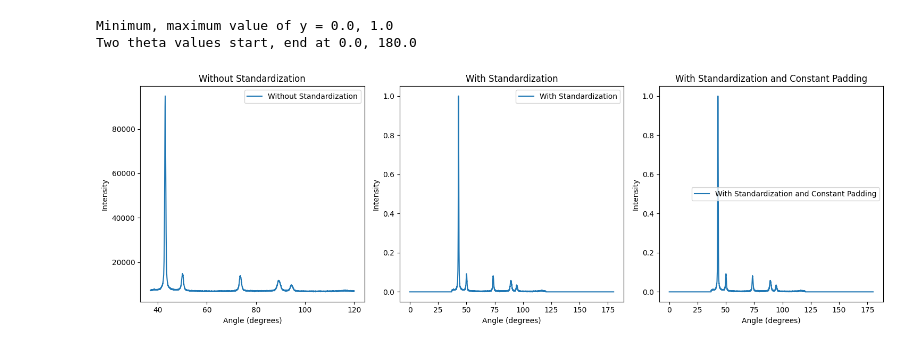
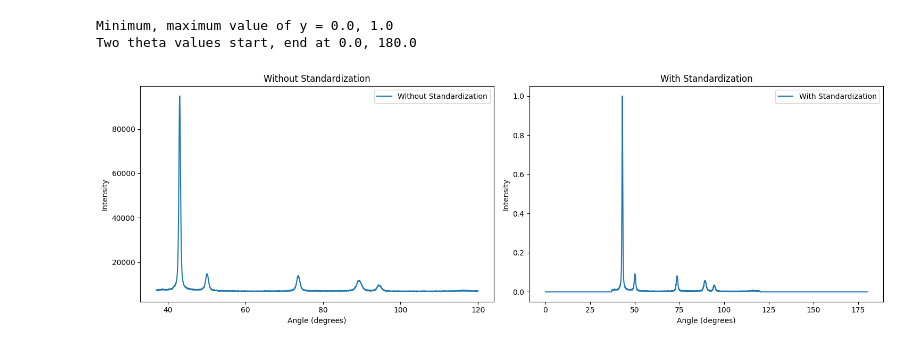
Before and after one commit to aimat-lab/opXRD, a Jupyter notebook: opxrd/usage.ipynb, the cells around one changed output. Cells and saved outputs as stored; diff of their text form; code cells hidden in the pictures.

Commit message:
opxrd/usage: Eliminated stale third figure

```diff
--- a/opxrd/usage.ipynb
+++ b/opxrd/usage.ipynb
@@ -49,27 +49,26 @@ Two theta values start, end at 0.0, 180.0
 # %%
 # XrdPattern: Plot patterns
 import matplotlib.pyplot as plt
 
 a1, i1 = pattern.get_pattern_data(apply_standardization=False)
 a2, i2 = pattern.get_pattern_data(apply_standardization=True)
-a3, i3 = pattern.get_pattern_data(apply_standardization=True)
 
 plt.figure(figsize=(15, 5))
-titles = ['Without Standardization', 'With Standardization', 'With Standardization and Constant Padding']
-data = [(a1, i1), (a2, i2), (a3, i3)]
+titles = ['Without Standardization', 'With Standardization']
+data = [(a1, i1), (a2, i2)]
 
 for idx, (angles, intensities) in enumerate(data):
-    plt.subplot(1, 3, idx + 1)
+    plt.subplot(1, 2, idx + 1)
     plt.plot(angles, intensities, label=titles[idx])
     plt.title(titles[idx])
     plt.xlabel('Angle (degrees)')
     plt.ylabel('Intensity')
     plt.legend()
 
 plt.tight_layout()
 plt.show()
 # %% [output]
-[figure, old version]
+[figure, new version]
 # %%
 # XrdPattern: To tensor (Coming soon!)
 #import torch
```
